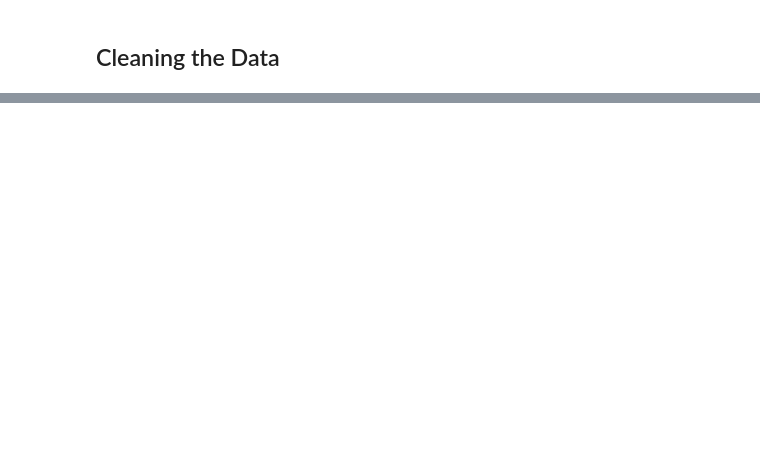
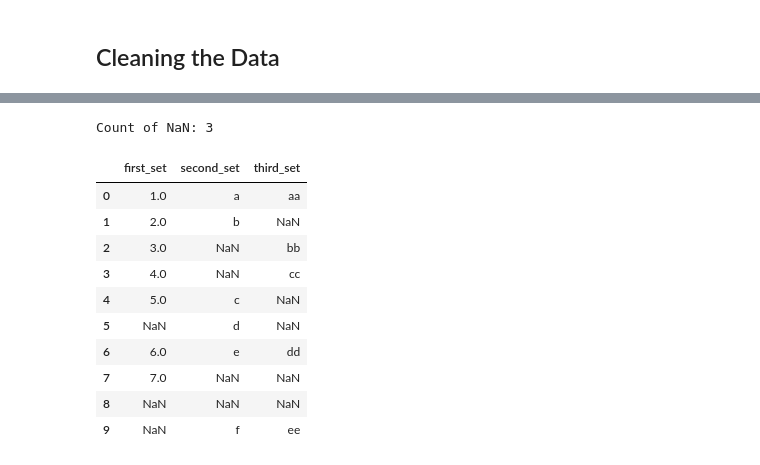
Before and after one commit to BharatSingla12/Play-Store-App-Review-Analysis-EDA-, a Jupyter notebook: Play_Store_App_Review_Analysis_Capstone_Project.ipynb, the cells around one changed output, grey strips where cells are left out. Cells and saved outputs as stored; diff of their text form; code cells hidden in the pictures; blank space fills up the shorter version.

```diff
--- a/Play_Store_App_Review_Analysis_Capstone_Project.ipynb
+++ b/Play_Store_App_Review_Analysis_Capstone_Project.ipynb
@@ -28,0 +120,28 @@ c
+# %%
+
+data = {'first_set': [1,2,3,4,5,np.nan,6,7,np.nan,np.nan],
+        'second_set': ['a','b',np.nan,np.nan,'c','d','e',np.nan,np.nan,'f'],
+        'third_set':['aa',np.nan,'bb','cc',np.nan,np.nan,'dd',np.nan,np.nan,'ee']
+        }
+
+df = pd.DataFrame(data,columns=['first_set','second_set','third_set'])
+
+count_nan = df['first_set'].isna().sum()
+
+print ('Count of NaN: ' + str(count_nan))
+# %% [output]
+Count of NaN: 3
+# %%
+df
+# %% [output]
+|  | first_set | second_set | third_set |
+| 0 | 1.0 | a | aa |
+| 1 | 2.0 | b | NaN |
+| 2 | 3.0 | NaN | bb |
+| 3 | 4.0 | NaN | cc |
+| 4 | 5.0 | c | NaN |
+| 5 | NaN | d | NaN |
+| 6 | 6.0 | e | dd |
+| 7 | 7.0 | NaN | NaN |
+| 8 | NaN | NaN | NaN |
+| 9 | NaN | f | ee |
```
Also changed, not shown: parts of 16 cells of this notebook.
